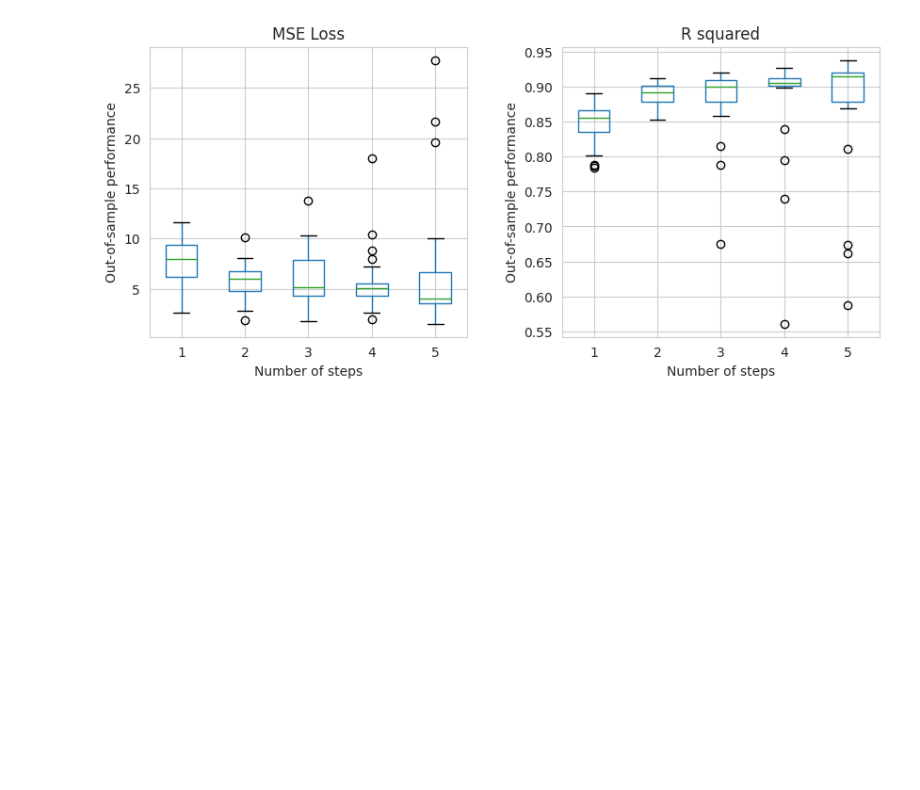
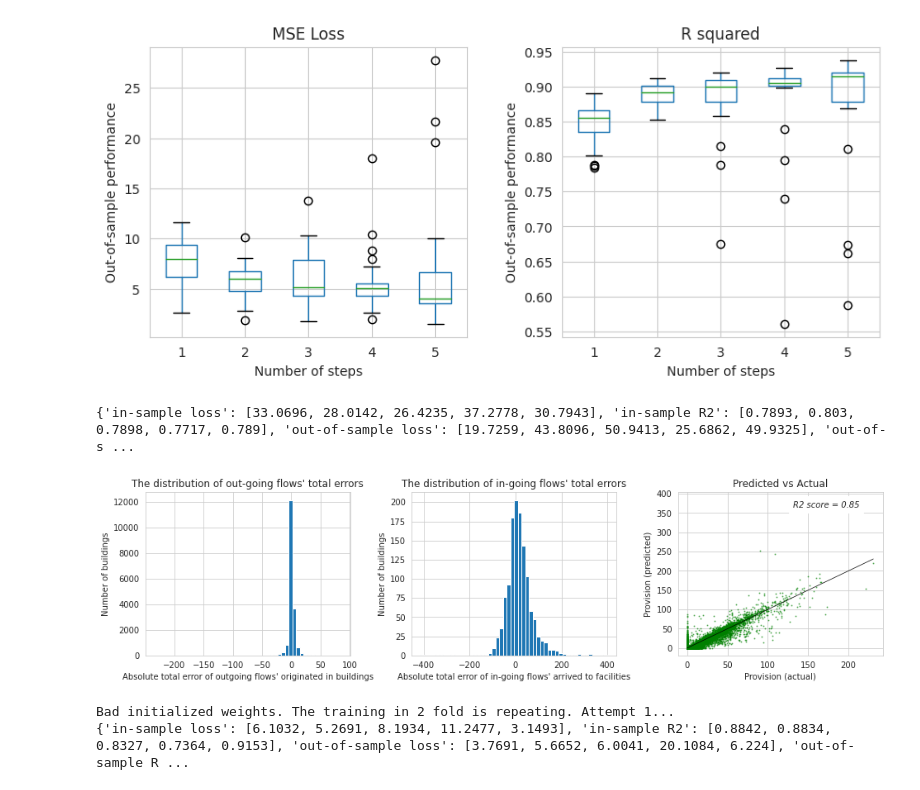
Before and after one commit to RitaMargari/urban-facilities-provision, a Jupyter notebook: main.ipynb, the cells around one changed output. Saved outputs shown, nothing was run; the diff lists cells and outputs as text; code cells hidden in the pictures; blank space fills up the shorter version.

```diff
--- a/main.ipynb
+++ b/main.ipynb
@@ -381,7 +383,7 @@ flow_model = gnn.train_func(gnn_model, fnn_model, train_loader, valid_loader, 20
 # %%
 # cross validation
 
-import gnn
+import modules.gnn as gnn
 
 output = "output/metrics/metrics_ilp_gnn+fnn_v0.json"
 
@@ -405,17 +407,17 @@ collected_metrics = []
 for i in tqdm(range(5)):
 
     dataset = dataset_ilp.shuffle()
-    for model_name, model in models.items():
+    for model_name, model_param in models.items():
 
         print(model_name)
-        vnn_model, vnn_param = model
+        fnn_model, fnn_param = model_param
 
-        metrics = cross_validation(
+        metrics, y = cross_validation(
             dataset=dataset,
             num_folds=5,
             model_type="gnn+fnn",
-            model=[gnn.GNNStack, vnn_model],
-            model_param=[gnn_param, vnn_param],
+            model=[gnn.GNNStack, fnn_model],
+            model_param=[gnn_param, fnn_param],
             train_func=gnn.train_func,
             val_func=gnn.val_func,
             logs=False,
@@ -433,7 +435,7 @@ for i in tqdm(range(5)):
 # %%
 # cross validation
 
-import linear
+import modules.linear as linear
 from sklearn.linear_model import LinearRegression
 
 output = "output/metrics/metrics_ilp_linear.json"
@@ -455,7 +457,7 @@ for i in tqdm(range(1)):
         print(model_name)
         model, param = model_param
 
-        metrics = cross_validation(
+        metrics, y = cross_validation(
             dataset=dataset,
             num_folds=5,
             model_type="linear",
@@ -556,3 +557,28 @@ ax2.set_title("R squared")
 plt.show()
 # %% [output]
 [figure]
+# %%
+# cross validation
+import torch
+import modules.gnn as gnn
+
+gnn_param ={"input_dim":2, "hidden_dim": 32, "dropout": 0.25}
+fnn_param_v2 = {"input_dim": 32 * 2 + 5, "hidden_dim_1": 64, "hidden_dim_2": 64, "output_dim": 1, "num_layers": 2,
+                "num_layers_norm": 2, "dropout": 0.20}
+
+dataset_ilp_shuffled = dataset_ilp.shuffle()
+metrics_ilp, y_ilp = cross_validation(
+    dataset=dataset_ilp_shuffled,
+    num_folds=5,
+    model_type="gnn+fnn",
+    model=[gnn.GNNStack, gnn.FNNStack_v2],
+    model_param=[gnn_param, fnn_param_v2],
+    train_func=gnn.train_func,
+    val_func=gnn.val_func,
+    logs=False,
+    epochs=250
+    )
+
+print(metrics_ilp)
+# %% [output]
+{'in-sample loss': [33.0696, 28.0142, 26.4235, 37.2778, 30.7943], 'in-sample R2': [0.7893, 0.803, 0.7898, 0.7717, 0.789], 'out-of-sample loss': [19.7259, 43.8096, 50.9413, 25.6862, 49.9325], 'out-of-s ...
@@ -558,0 +637,28 @@ plt.show()
+# %%
+get_provision_plots(y_ilp, dataset_ilp_shuffled)
+# %% [output]
+[figure, added]
+# %%
+import modules.gnn as gnn
+
+gnn_param ={"input_dim":2, "hidden_dim": 32, "dropout": 0.25}
+fnn_param_v2 = {"input_dim": 32 * 2 + 5, "hidden_dim_1": 64, "hidden_dim_2": 64, "output_dim": 1, "num_layers": 2,
+                "num_layers_norm": 3, "dropout": 0.20}
+
+dataset_dcgm_shuffled = dataset_dcgm.shuffle()
+metrics_dcgm, y_dcgm = cross_validation(
+    dataset=dataset_dcgm_shuffled,
+    num_folds=5,
+    model_type="gnn+fnn",
+    model=[gnn.GNNStack, gnn.FNNStack_v2],
+    model_param=[gnn_param, fnn_param_v2],
+    train_func=gnn.train_func,
+    val_func=gnn.val_func,
+    logs=False,
+    epochs=250
+    )
+
+print(metrics_dcgm)
+# %% [output]
+Bad initialized weights. The training in 2 fold is repeating. Attempt 1...
+{'in-sample loss': [6.1032, 5.2691, 8.1934, 11.2477, 3.1493], 'in-sample R2': [0.8842, 0.8834, 0.8327, 0.7364, 0.9153], 'out-of-sample loss': [3.7691, 5.6652, 6.0041, 20.1084, 6.224], 'out-of-sample R ...
```
Also changed, not shown: parts of 10 cells of this notebook, 9 other files.
